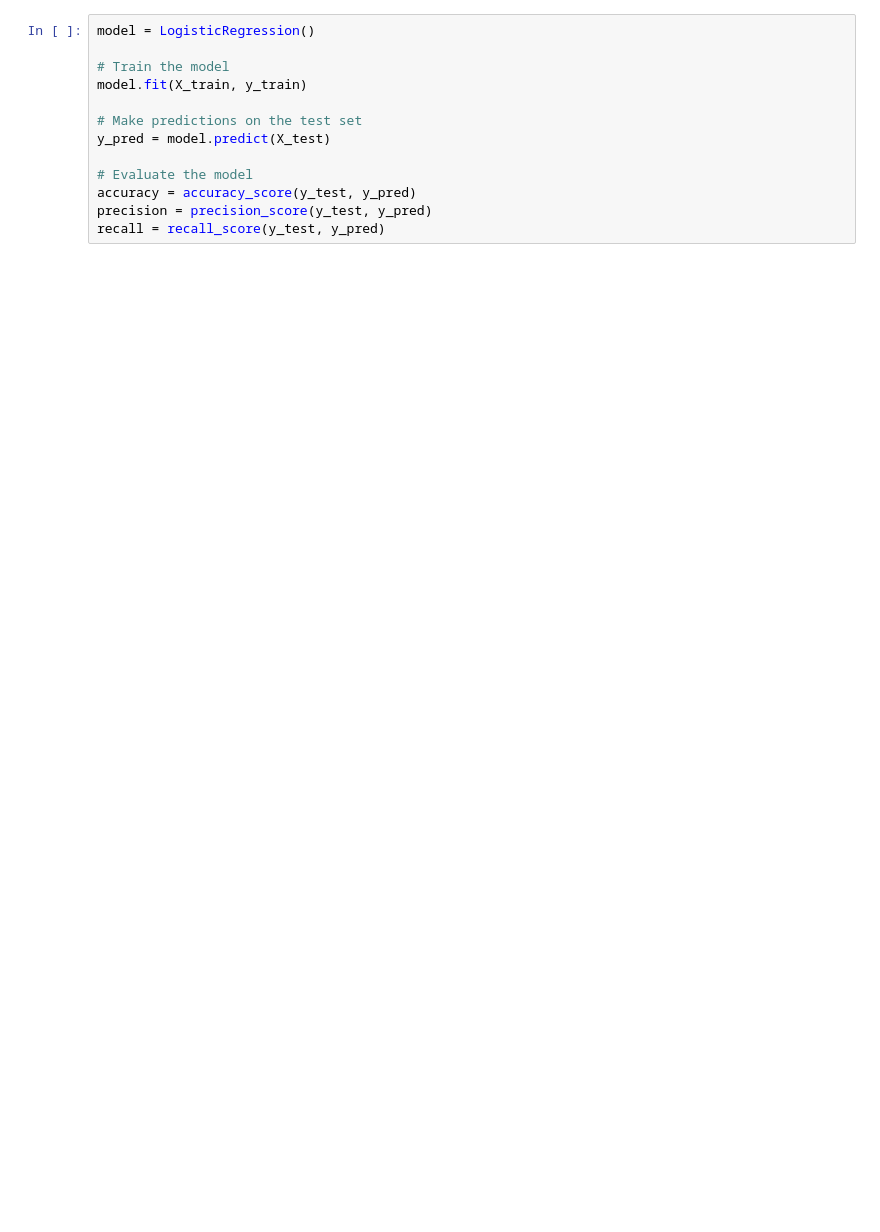
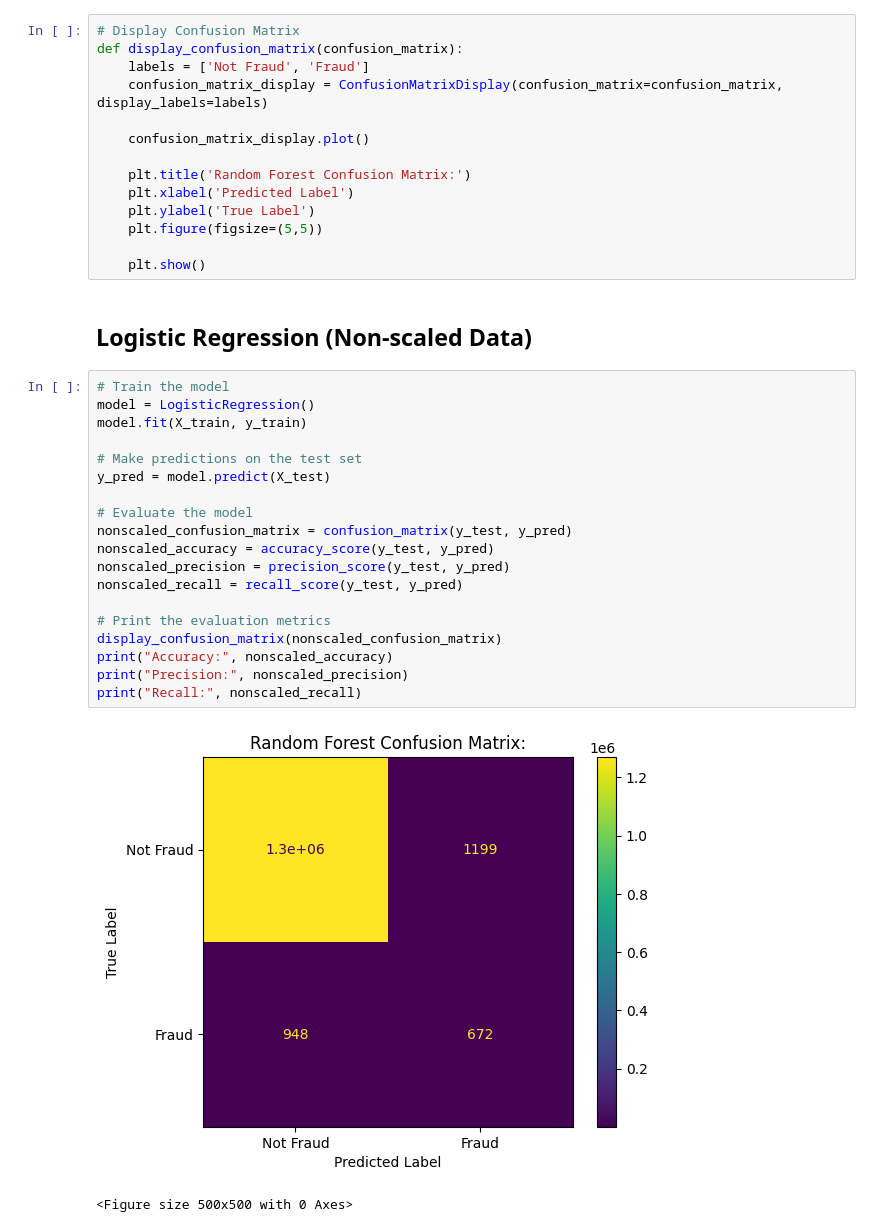
Before and after one commit to RobertKS123/ACML_Assignment, a Jupyter notebook: Logistic.ipynb, the cells around one changed output. Cells and saved outputs as stored; diff of their text form; blank space fills up the shorter version.

Commit message:
Logistic Complete

```diff
--- a/Logistic.ipynb
+++ b/Logistic.ipynb
@@ -21,13 +28,38 @@ X_train, X_test, y_train, y_test = train_test_split(X, y, test_size=0.2, random_
+# %%
+# Display Confusion Matrix
+def display_confusion_matrix(confusion_matrix):
+    labels = ['Not Fraud', 'Fraud']
+    confusion_matrix_display = ConfusionMatrixDisplay(confusion_matrix=confusion_matrix, display_labels=labels)
+
+    confusion_matrix_display.plot()
+
+    plt.title('Random Forest Confusion Matrix:')
+    plt.xlabel('Predicted Label')
+    plt.ylabel('True Label')
+    plt.figure(figsize=(5,5))
+
+    plt.show()
+# %% [markdown]
+## Logistic Regression (Non-scaled Data)
 # %%
+# Train the model
 model = LogisticRegression()
-
-# Train the model
 model.fit(X_train, y_train)
 
 # Make predictions on the test set
 y_pred = model.predict(X_test)
 
 # Evaluate the model
-accuracy = accuracy_score(y_test, y_pred)
-precision = precision_score(y_test, y_pred)
-recall = recall_score(y_test, y_pred)
+nonscaled_confusion_matrix = confusion_matrix(y_test, y_pred)
+nonscaled_accuracy = accuracy_score(y_test, y_pred)
+nonscaled_precision = precision_score(y_test, y_pred)
+nonscaled_recall = recall_score(y_test, y_pred)
+
+# Print the evaluation metrics
+display_confusion_matrix(nonscaled_confusion_matrix)
+print("Accuracy:", nonscaled_accuracy)
+print("Precision:", nonscaled_precision)
+print("Recall:", nonscaled_recall)
+# %% [output]
+[figure, added]
+<Figure size 500x500 with 0 Axes>
```
Also changed, not shown: parts of 9 cells of this notebook.
